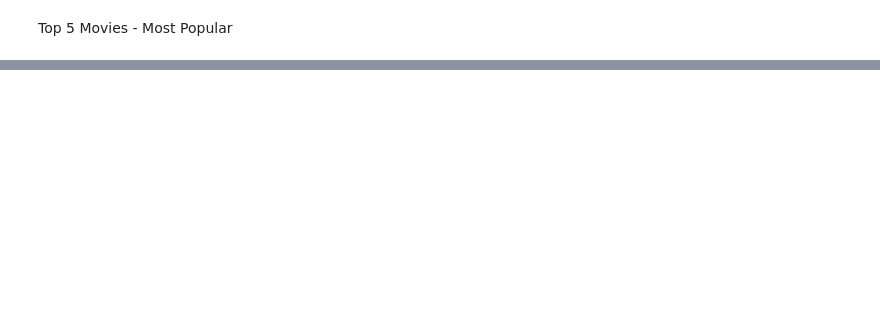
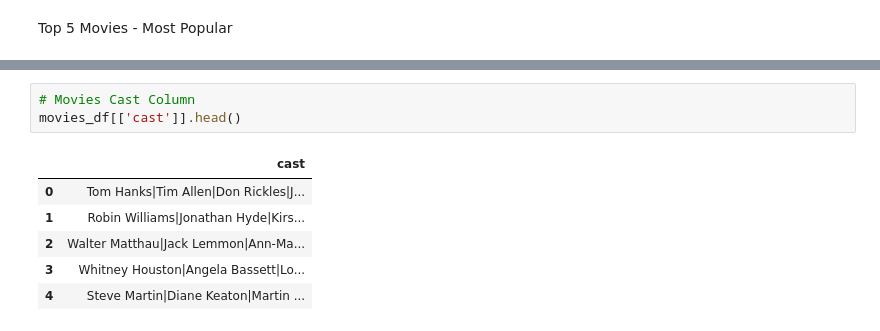
Before and after one commit to ashtonpangxq/data-science-projects, a Jupyter notebook: exploratory-data-analysis/exploratory-data-analysis-movies.ipynb, the cells around one changed output, grey strips where cells are left out. Saved outputs shown, nothing was run; the diff lists cells and outputs as text; blank space fills up the shorter version.

```diff
--- a/exploratory-data-analysis/exploratory-data-analysis-movies.ipynb
+++ b/exploratory-data-analysis/exploratory-data-analysis-movies.ipynb
@@ -422,0 +454,10 @@ best_worst_movies(df=best_movies_df, n=5, by="Popularity")
+# %%
+# Movies Cast Column
+movies_df[['cast']].head()
+# %% [output]
+|  | cast |
+| 0 | Tom Hanks|Tim Allen|Don Rickles|J... |
+| 1 | Robin Williams|Jonathan Hyde|Kirs... |
+| 2 | Walter Matthau|Jack Lemmon|Ann-Ma... |
+| 3 | Whitney Houston|Angela Bassett|Lo... |
+| 4 | Steve Martin|Diane Keaton|Martin ... |
```
Also changed, not shown: parts of 27 cells of this notebook.
